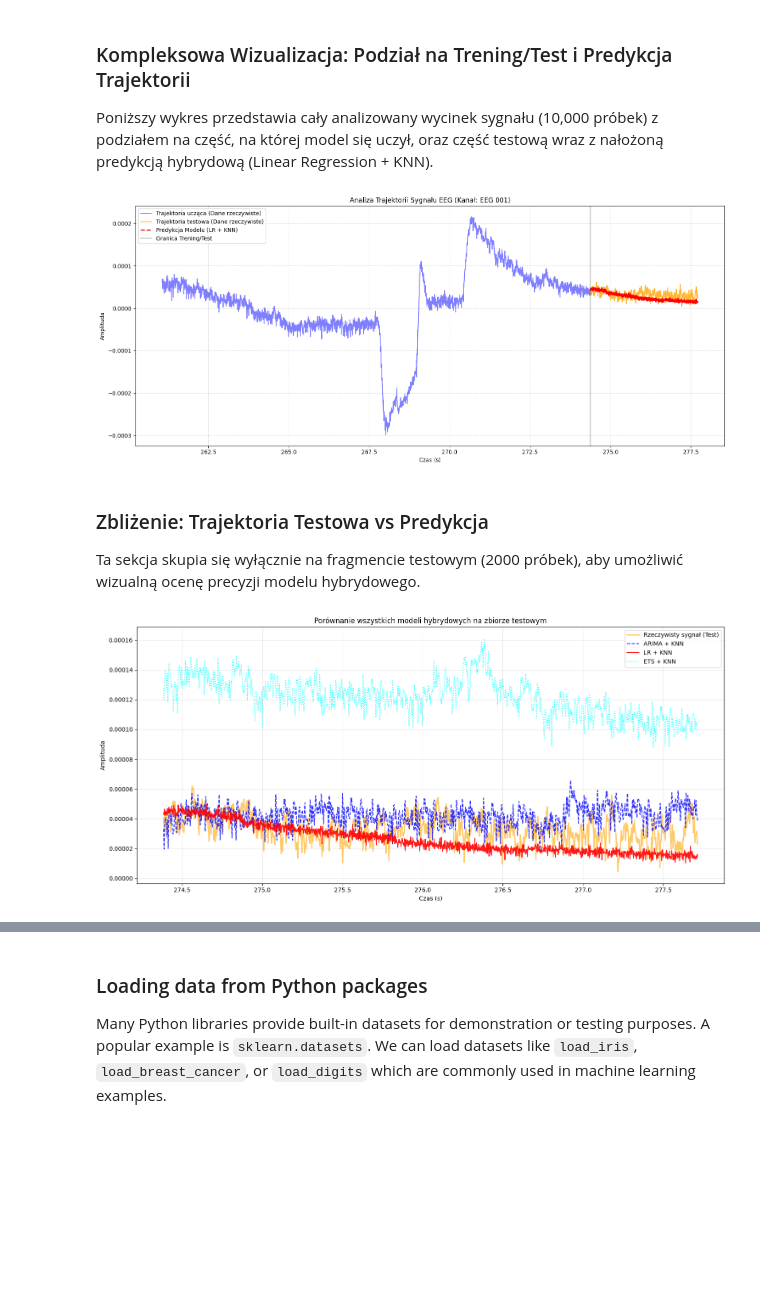
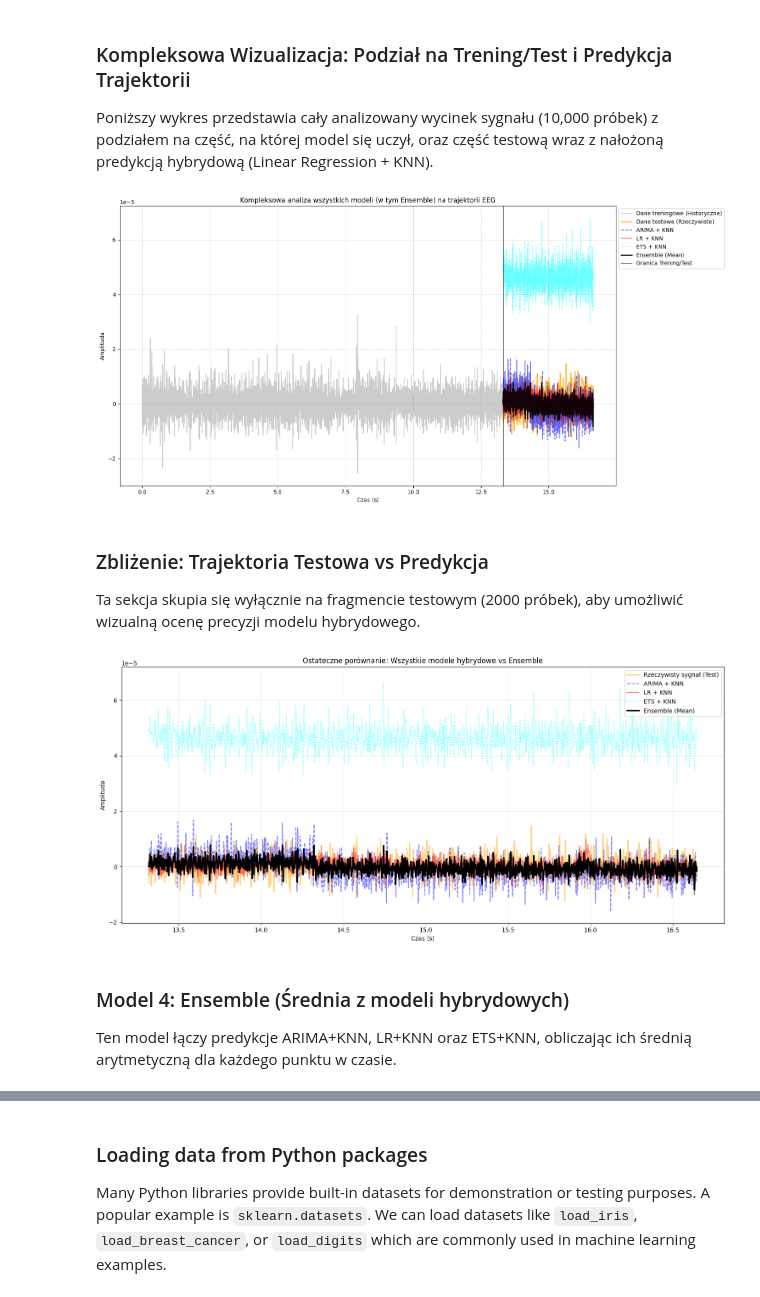
Before and after one commit to piwmat/test, a Jupyter notebook: Untitled1.ipynb, the cells around one changed output, grey strips where cells are left out. Drawn from its saved outputs; the diff is of its cells as text; code cells hidden in the pictures; blank space fills up the shorter version.

```diff
--- a/Untitled1.ipynb
+++ b/Untitled1.ipynb
@@ -469,0 +408,20 @@ Model ETS + KNN gotowy. Liczba residuów: 5600
+# %%
+from statsmodels.tsa.holtwinters import ExponentialSmoothing
+
+# 3. ETS + KNN
+model_ets = ExponentialSmoothing(dane_treningowe, trend=None, seasonal=None).fit()
+residua_ets = dane_treningowe - model_ets.fittedvalues
+X_embedded_ets = create_time_delay_embedding(residua_ets, delay=1, dimension=25)
+knn_model_ets = KNeighborsRegressor(n_neighbors=1).fit(X_embedded_ets[:-1], X_embedded_ets[1:] - X_embedded_ets[:-1])
+
+ets_forecast_test = model_ets.forecast(len(dane_testowe))
+predicted_residuals_knn_ets = []
+curr_res_state_ets = X_embedded_ets[-1].copy()
+for i in range(len(dane_testowe)):
+    delta = knn_model_ets.predict(curr_res_state_ets.reshape(1, -1))[0]
+    curr_res_state_ets = curr_res_state_ets + delta
+    predicted_residuals_knn_ets.append(curr_res_state_ets[0])
+
+final_predictions_combined_ets = ets_forecast_test + np.array(predicted_residuals_knn_ets)
+mse_combined_ets = mean_squared_error(dane_testowe, final_predictions_combined_ets)
+print(f"Nowy MSE (ETS+KNN): {mse_combined_ets:.4e}")
@@ -547,36 +510,30 @@ Poniższy wykres przedstawia cały analizowany wycinek sygnału (10,000 próbek)
 # %%
 import matplotlib.pyplot as plt
 
-# Przygotowanie osi czasu dla całego okna (10,000 próbek)
 os_czasu_trening = os_czasu[:rozmiar_treningowy]
 os_czasu_test = os_czasu[rozmiar_treningowy:]
 
-plt.figure(figsize=(16, 7))
+plt.figure(figsize=(16, 8))
 
-# 1. Trajektoria ucząca (Trening)
-plt.plot(os_czasu_trening, dane_treningowe, label='Trajektoria ucząca (Dane rzeczywiste)', color='blue', alpha=0.5)
+plt.plot(os_czasu_trening, dane_treningowe, label='Dane treningowe (Historyczne)', color='gray', alpha=0.4)
+plt.plot(os_czasu_test, dane_testowe, label='Dane testowe (Rzeczywiste)', color='orange', alpha=0.8, lw=2)
 
-# 2. Trajektoria testowa (Rzeczywista)
-plt.plot(os_czasu_test, dane_testowe, label='Trajektoria testowa (Dane rzeczywiste)', color='orange', alpha=0.8)
+plt.plot(os_czasu_test, final_predictions_combined, label='ARIMA + KNN', color='blue', linestyle='--', alpha=0.6)
+plt.plot(os_czasu_test, final_predictions_combined_lr, label='LR + KNN', color='red', linestyle='-', alpha=0.6)
+plt.plot(os_czasu_test, final_predictions_combined_ets, label='ETS + KNN', color='cyan', linestyle=':', alpha=0.6)
+plt.plot(os_czasu_test, ensemble_predictions, label='Ensemble (Mean)', color='black', linestyle='-', lw=2, alpha=0.9)
 
-# 3. Predykcja modelu na trajektorii testowej
-plt.plot(os_czasu_test, final_predictions_combined_lr, label='Predykcja Modelu (LR + KNN)', color='red', linestyle='--', lw=2)
+plt.axvline(x=os_czasu_trening[-1], color='black', linestyle='-', alpha=0.5, label='Granica Trening/Test')
 
-# Linia podziału
-plt.axvline(x=os_czasu_trening[-1], color='black', linestyle='-', alpha=0.3, label='Granica Trening/Test')
-
-plt.title(f'Analiza Trajektorii Sygnału EEG (Kanał: {ch_name})')
+plt.title(f'Kompleksowa analiza wszystkich modeli (w tym Ensemble) na trajektorii EEG')
 plt.xlabel('Czas (s)')
 plt.ylabel('Amplituda')
-plt.legend(loc='upper left')
-plt.grid(True, which='both', linestyle='--', alpha=0.5)
-
-# Dodanie zbliżenia na fragment testowy w mniejszym oknie (inset) jeśli to możliwe,
-# ale tutaj skupimy się na czytelnym podziale.
+plt.legend(loc='upper left', bbox_to_anchor=(1, 1))
+plt.grid(True, linestyle='--', alpha=0.5)
 plt.tight_layout()
 plt.show()
 # %% [output]
-[figure, old version]
+[figure, new version]
 # %% [markdown]
 ### Zbliżenie: Trajektoria Testowa vs Predykcja
 
@@ -584,25 +541,22 @@ Ta sekcja skupia się wyłącznie na fragmencie testowym (2000 próbek), aby umo
 # %%
 plt.figure(figsize=(15, 7))
 
-# 1. Rzeczywisty sygnał
-plt.plot(os_czasu_test, dane_testowe, label="Rzeczywisty sygnał (Test)", color="orange", lw=2, alpha=0.6)
+plt.plot(os_czasu_test, dane_testowe, label="Rzeczywisty sygnał (Test)", color="orange", lw=2, alpha=0.5)
+plt.plot(os_czasu_test, final_predictions_combined, label="ARIMA + KNN", color="blue", linestyle="--", alpha=0.5)
+plt.plot(os_czasu_test, final_predictions_combined_lr, label="LR + KNN", color="red", linestyle="-", alpha=0.5)
+plt.plot(os_czasu_test, final_predictions_combined_ets, label="ETS + KNN", color="cyan", linestyle=":", alpha=0.5)
+plt.plot(os_czasu_test, ensemble_predictions, label="Ensemble (Mean)", color="black", lw=2.5)
 
-# 2. Predykcja ARIMA + KNN
-plt.plot(os_czasu_test, final_predictions_combined, label="ARIMA + KNN", color="blue", linestyle="--", alpha=0.8)
-
-# 3. Predykcja Linear Regression + KNN
-plt.plot(os_czasu_test, final_predictions_combined_lr, label="LR + KNN", color="red", linestyle="-", alpha=0.9)
-
-# 4. Predykcja ETS + KNN
-plt.plot(os_czasu_test, final_predictions_combined_ets, label="ETS + KNN", color="cyan", linestyle=":", alpha=0.8)
-
-plt.title("Porównanie wszystkich modeli hybrydowych na zbiorze testowym")
+plt.title("Ostateczne porównanie: Wszystkie modele hybrydowe vs Ensemble")
 plt.xlabel("Czas (s)")
 plt.ylabel("Amplituda")
 plt.legend(loc="upper right")
 plt.grid(True, alpha=0.3)
-
 plt.tight_layout()
 plt.show()
 # %% [output]
-[figure, old version]
+[figure, new version]
+# %% [markdown]
+### Model 4: Ensemble (Średnia z modeli hybrydowych)
+
+Ten model łączy predykcje ARIMA+KNN, LR+KNN oraz ETS+KNN, obliczając ich średnią arytmetyczną dla każdego punktu w czasie.
```
Also changed, not shown: parts of 19 cells of this notebook.
